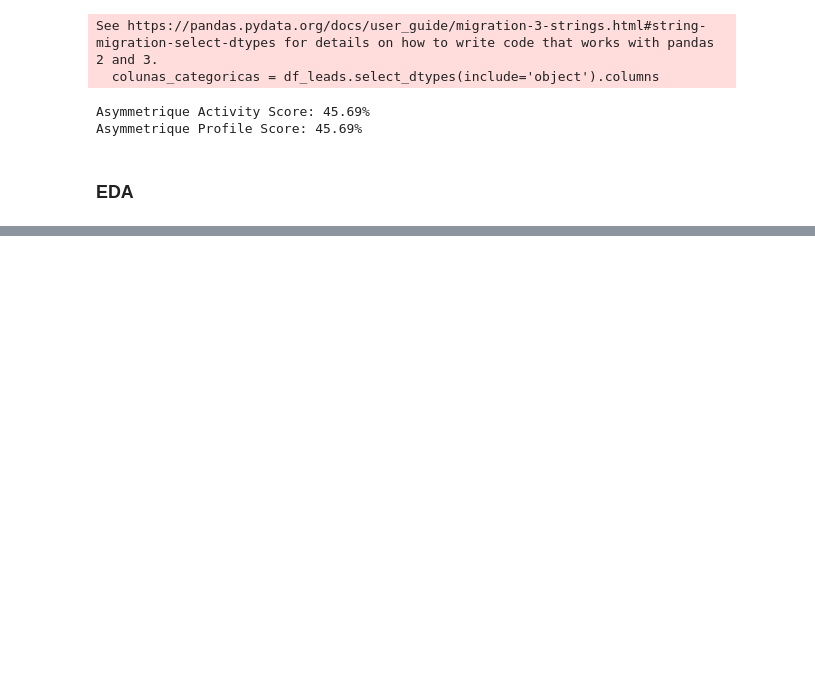
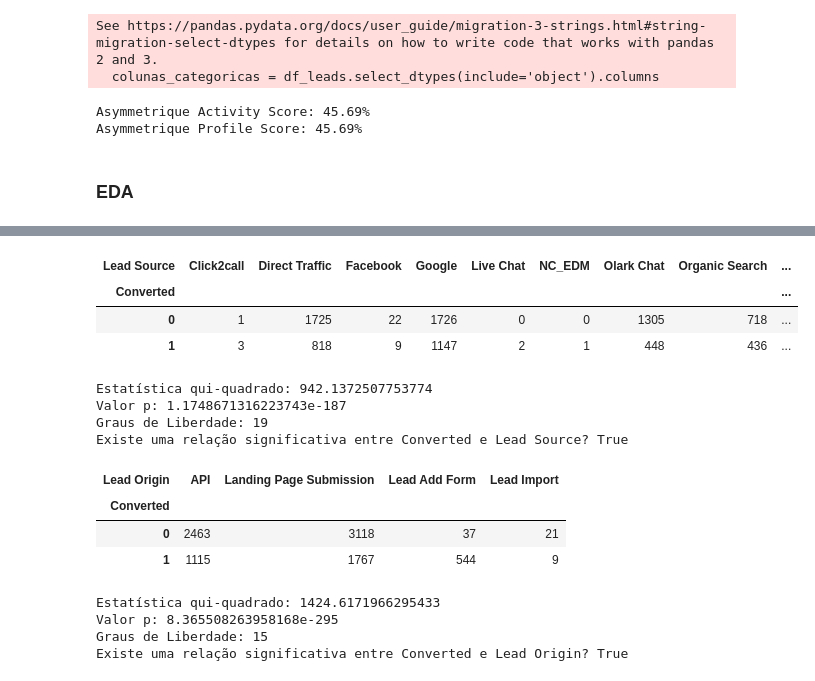
Before and after one commit to danilotavares-dev/bagging-classification-leads, a Jupyter notebook: analise_leads.ipynb, the cells around one changed output, grey strips where cells are left out. Cells and saved outputs as stored; diff of their text form; code cells hidden in the pictures; blank space fills up the shorter version.

```diff
--- a/analise_leads.ipynb
+++ b/analise_leads.ipynb
@@ -174,0 +239,24 @@ df_leads.describe()
+# %%
+# Tabela de Contigẽncia de Converted x Lead Source
+contigency_table_lead_source = pd.crosstab(df_leads['Converted'], df_leads['Lead Source'])
+# %%
+contigency_table_lead_source
+# %% [output]
+| Lead Source | Click2call | Direct Traffic | Facebook | Google | Live Chat | NC_EDM | Olark Chat | Organic Search | ... |
+| Converted |  |  |  |  |  |  |  |  | ... |
+| 0 | 1 | 1725 | 22 | 1726 | 0 | 0 | 1305 | 718 | ... |
+| 1 | 3 | 818 | 9 | 1147 | 2 | 1 | 448 | 436 | ... |
+# %%
+# Teste de Independência de qui-quadrado
+
+chi2, p, dof, expected = chi2_contingency(contigency_table_lead_source)
+
+print(f'Estatística qui-quadrado: {chi2}')
+print(f'Valor p: {p}')
+print(f'Graus de Liberdade: {dof}')
+print(f'Existe uma relação significativa entre Converted e Lead Source? {p < 0.05}')
+# %% [output]
+Estatística qui-quadrado: 942.1372507753774
+Valor p: 1.1748671316223743e-187
+Graus de Liberdade: 19
+Existe uma relação significativa entre Converted e Lead Source? True
@@ -174,0 +266,21 @@ df_leads.describe()
+# %%
+contigency_table_lead_origin
+# %% [output]
+| Lead Origin | API | Landing Page Submission | Lead Add Form | Lead Import |
+| Converted |  |  |  |  |
+| 0 | 2463 | 3118 | 37 | 21 |
+| 1 | 1115 | 1767 | 544 | 9 |
+# %%
+# Teste de Independência de qui-quadrado
+
+chi2, p, dof, expected = chi2_contingency(contigency_table_lead_origin)
+
+print(f'Estatística qui-quadrado: {chi2}')
+print(f'Valor p: {p}')
+print(f'Graus de Liberdade: {dof}')
+print(f'Existe uma relação significativa entre Converted e Lead Origin? {p < 0.05}')
+# %% [output]
+Estatística qui-quadrado: 1424.6171966295433
+Valor p: 8.365508263958168e-295
+Graus de Liberdade: 15
+Existe uma relação significativa entre Converted e Lead Origin? True
```
Also changed, not shown: parts of 18 cells of this notebook.
